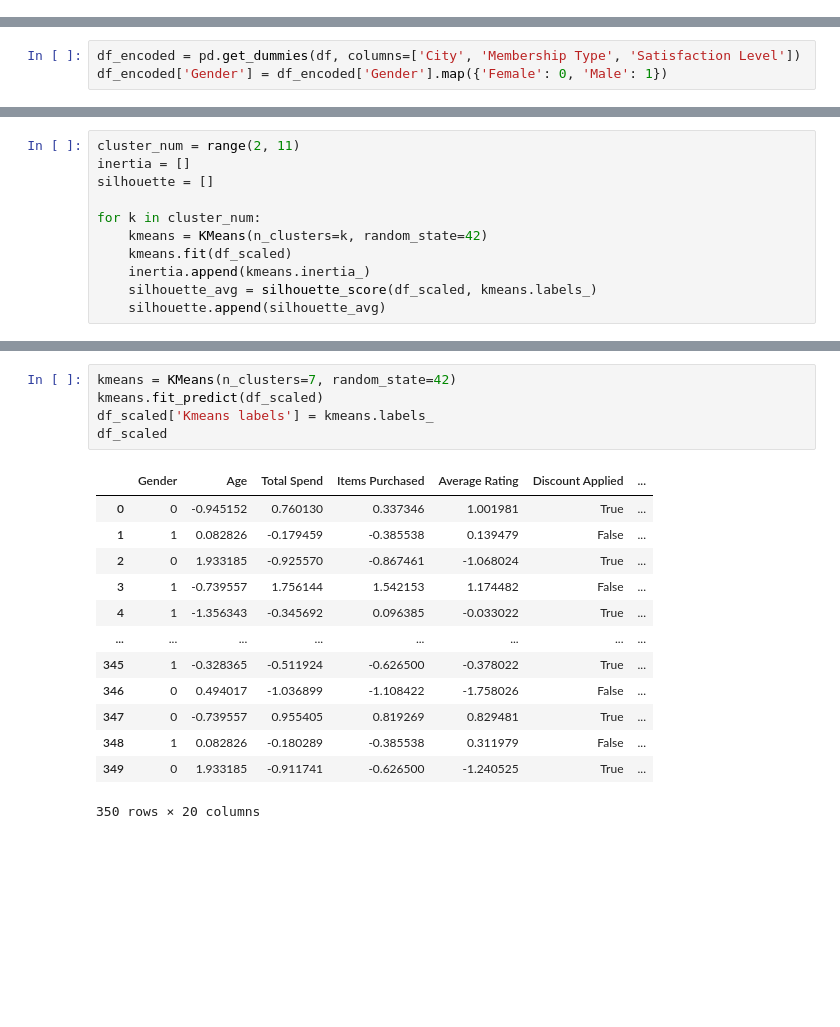
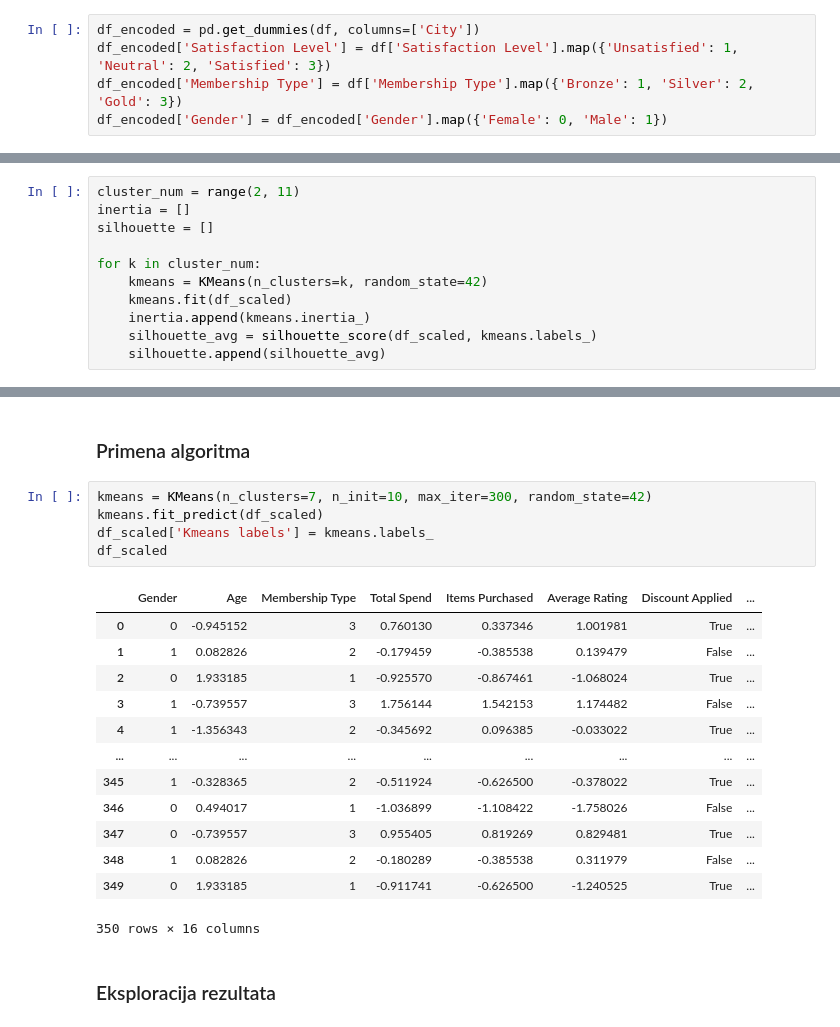
Before and after one commit to umilic16/ML_2, a Jupyter notebook: main.ipynb, the cells around one changed output, grey strips where cells are left out. Saved outputs shown, nothing was run; the diff lists cells and outputs as text; blank space fills up the shorter version.

```diff
--- a/main.ipynb
+++ b/main.ipynb
@@ -225,8 +219,10 @@ plt.show()
+# %%
+df_encoded = pd.get_dummies(df, columns=['City'])
+df_encoded['Satisfaction Level'] = df['Satisfaction Level'].map({'Unsatisfied': 1, 'Neutral': 2, 'Satisfied': 3})
+df_encoded['Membership Type'] = df['Membership Type'].map({'Bronze': 1, 'Silver': 2, 'Gold': 3})
+df_encoded['Gender'] = df_encoded['Gender'].map({'Female': 0, 'Male': 1})
 # %%
 num_cols = ['Age', 'Total Spend', 'Items Purchased', 'Average Rating', 'Days Since Last Purchase']
-# %%
-df_encoded = pd.get_dummies(df, columns=['City', 'Membership Type', 'Satisfaction Level'])
-df_encoded['Gender'] = df_encoded['Gender'].map({'Female': 0, 'Male': 1})
 # %%
 df_encoded
 # %% [output]
@@ -313,19 +297,23 @@ plt.plot(cluster_num, silhouette, marker='o')
+# %% [markdown]
+### Primena algoritma
 # %%
-kmeans = KMeans(n_clusters=7, random_state=42)
+kmeans = KMeans(n_clusters=7, n_init=10, max_iter=300, random_state=42)
 kmeans.fit_predict(df_scaled)
 df_scaled['Kmeans labels'] = kmeans.labels_
 df_scaled
 # %% [output]
-|  | Gender | Age | Total Spend | Items Purchased | Average Rating | Discount Applied | ... |
-| 0 | 0 | -0.945152 | 0.760130 | 0.337346 | 1.001981 | True | ... |
-| 1 | 1 | 0.082826 | -0.179459 | -0.385538 | 0.139479 | False | ... |
-| 2 | 0 | 1.933185 | -0.925570 | -0.867461 | -1.068024 | True | ... |
-| 3 | 1 | -0.739557 | 1.756144 | 1.542153 | 1.174482 | False | ... |
-| 4 | 1 | -1.356343 | -0.345692 | 0.096385 | -0.033022 | True | ... |
-| ... | ... | ... | ... | ... | ... | ... | ... |
-| 345 | 1 | -0.328365 | -0.511924 | -0.626500 | -0.378022 | True | ... |
-| 346 | 0 | 0.494017 | -1.036899 | -1.108422 | -1.758026 | False | ... |
-| 347 | 0 | -0.739557 | 0.955405 | 0.819269 | 0.829481 | True | ... |
-| 348 | 1 | 0.082826 | -0.180289 | -0.385538 | 0.311979 | False | ... |
-| 349 | 0 | 1.933185 | -0.911741 | -0.626500 | -1.240525 | True | ... |
+|  | Gender | Age | Membership Type | Total Spend | Items Purchased | Average Rating | Discount Applied | ... |
+| 0 | 0 | -0.945152 | 3 | 0.760130 | 0.337346 | 1.001981 | True | ... |
+| 1 | 1 | 0.082826 | 2 | -0.179459 | -0.385538 | 0.139479 | False | ... |
+| 2 | 0 | 1.933185 | 1 | -0.925570 | -0.867461 | -1.068024 | True | ... |
+| 3 | 1 | -0.739557 | 3 | 1.756144 | 1.542153 | 1.174482 | False | ... |
+| 4 | 1 | -1.356343 | 2 | -0.345692 | 0.096385 | -0.033022 | True | ... |
+| ... | ... | ... | ... | ... | ... | ... | ... | ... |
+| 345 | 1 | -0.328365 | 2 | -0.511924 | -0.626500 | -0.378022 | True | ... |
+| 346 | 0 | 0.494017 | 1 | -1.036899 | -1.108422 | -1.758026 | False | ... |
+| 347 | 0 | -0.739557 | 3 | 0.955405 | 0.819269 | 0.829481 | True | ... |
+| 348 | 1 | 0.082826 | 2 | -0.180289 | -0.385538 | 0.311979 | False | ... |
+| 349 | 0 | 1.933185 | 1 | -0.911741 | -0.626500 | -1.240525 | True | ... |
-350 rows × 20 columns
+350 rows × 16 columns
+# %% [markdown]
+### Eksploracija rezultata
```
Also changed, not shown: parts of 15 cells of this notebook.
